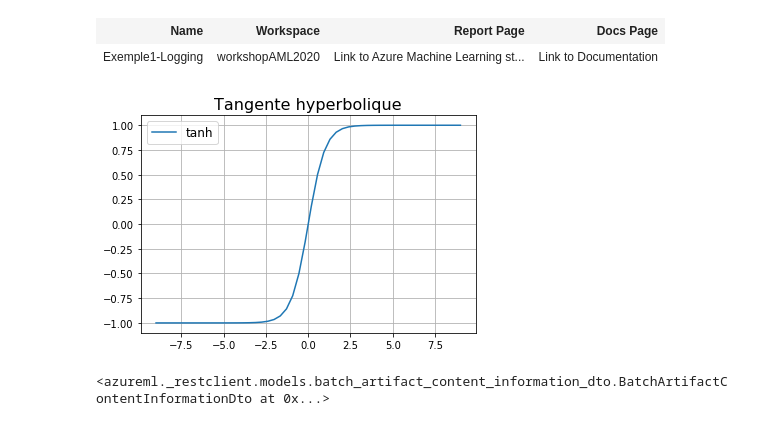
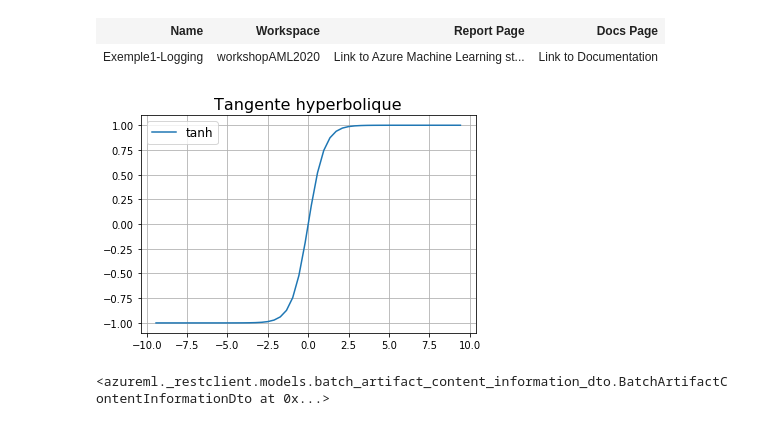
Before and after one commit to retkowsky/WorkshopAML2020, a Jupyter notebook: 1 Introduction Azure ML.ipynb, the cells around one changed output. Drawn from its saved outputs; the diff is of its cells as text; code cells hidden in the pictures.

```diff
--- a/1 Introduction Azure ML.ipynb
+++ b/1 Introduction Azure ML.ipynb
@@ -504,10 +481,10 @@ from tqdm import tqdm
 run = experiment.start_logging()
 
 # change the scale factor on different runs to see how you can compare multiple runs
-scale_factor = 3
+scale_factor = 3.14
 
 # change the category on different runs to see how to organize data in reports
-category = 'Rouge'
+category = 'Pi'
 # %%
 run
 # %% [output]
@@ -555,16 +532,16 @@ run.log_table(name='Sine Wave', value=sines)
 # %%
 %matplotlib inline
 
 import matplotlib.pyplot as plt
 angle = np.linspace(-3, 3, 50) * scale_factor
 plt.plot(angle,np.tanh(angle), label='tanh')
 plt.legend(fontsize=12)
 plt.title('Tangente hyperbolique', fontsize=16)
 plt.grid(True)
 
-run.log_image(name='Hyperbolic Tangent', plot=plt)
+run.log_image(name='Tangente hyperbolique', plot=plt)
 # %% [output]
-[figure, old version]
+[figure, new version]
 # %%
 file_name = 'outputs/myfile.txt'
 
```
Also changed, not shown: parts of 42 cells of this notebook, 14 other files.
